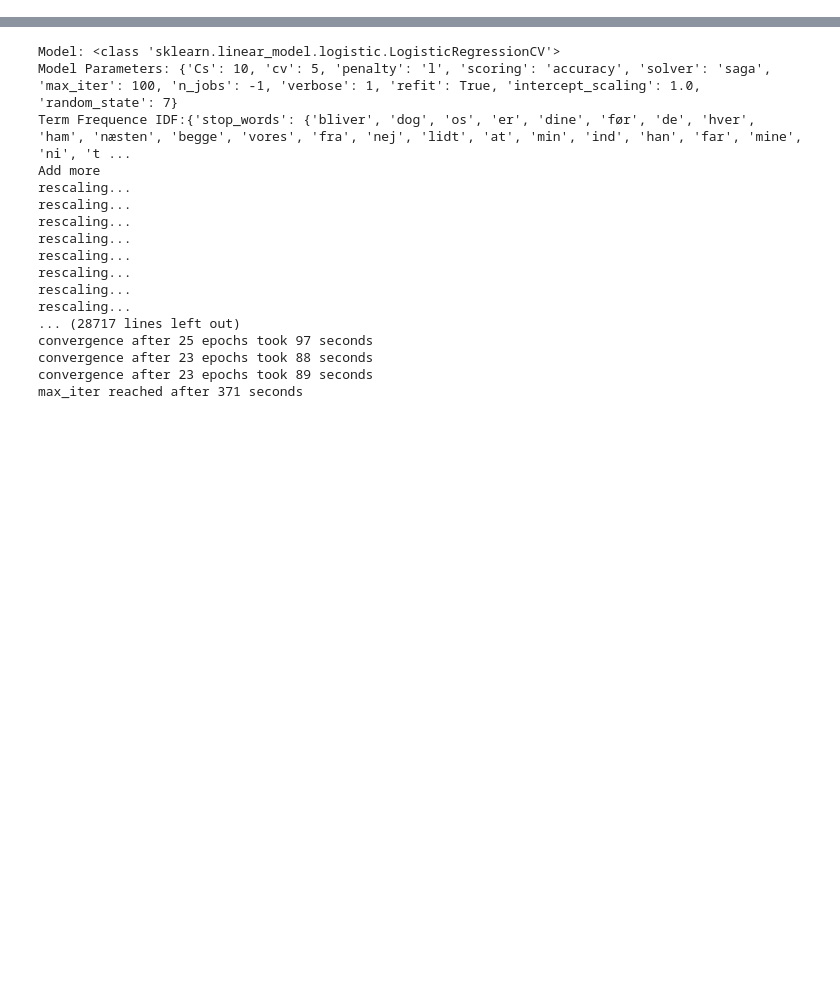
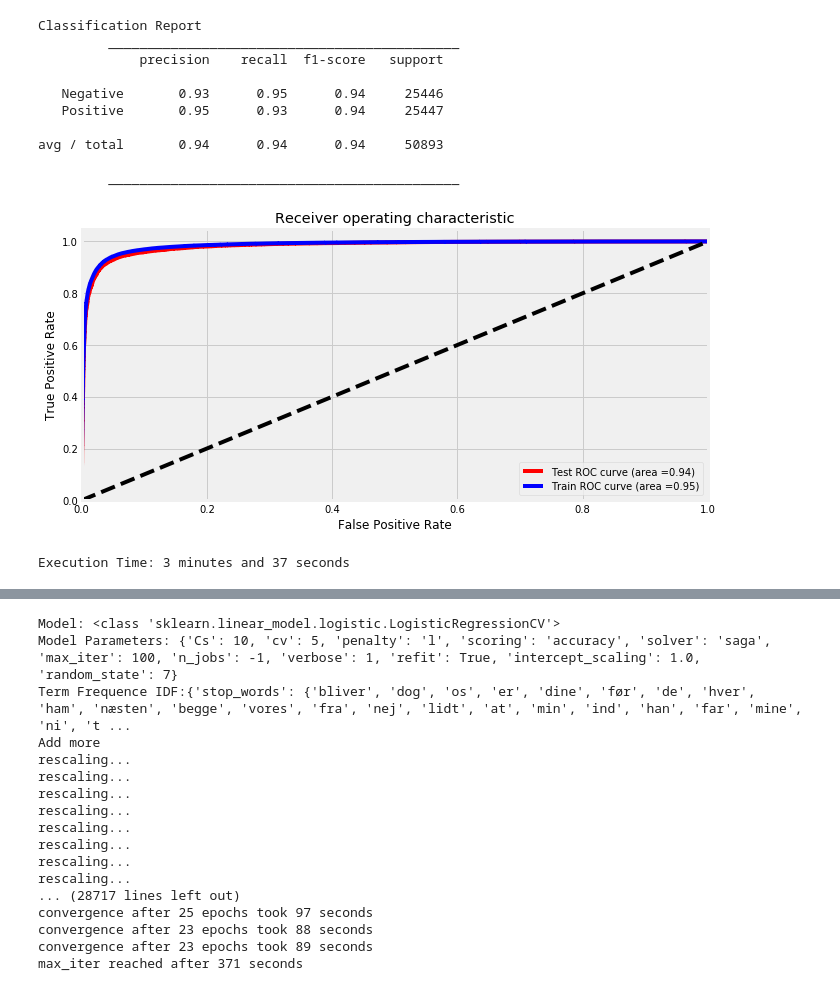
Before and after one commit to Proteusiq/DanishSentiments, a Jupyter notebook: notebooks/PlayGround-1.ipynb, the cells around one changed output, grey strips where cells are left out. Saved outputs shown, nothing was run; the diff lists cells and outputs as text; code cells hidden in the pictures; blank space fills up the shorter version.

```diff
--- a/notebooks/PlayGround-1.0.ipynb
+++ b/notebooks/PlayGround-1.ipynb
@@ -62,0 +49,3 @@ df.head()
+# %%
+ X_train, X_test, y_train, y_test = train_test_split(df['features'], df['y'],
+                                                    test_size=.2, random_state=7,stratify=df['y'])
@@ -62,0 +87,15 @@ df.head()
+# %%
+show_diagram(lr_clf, X_train, y_train, X_test, y_test, compare_test=True)
+# %% [output]
+Classification Report
+         _____________________________________________
+             precision    recall  f1-score   support
+
+   Negative       0.93      0.95      0.94     25446
+   Positive       0.95      0.93      0.94     25447
+
+avg / total       0.94      0.94      0.94     50893
+
+         _____________________________________________
+[figure, added]
+Execution Time: 3 minutes and 37 seconds
```
Also changed, not shown: parts of 20 cells of this notebook, 3 other files.
